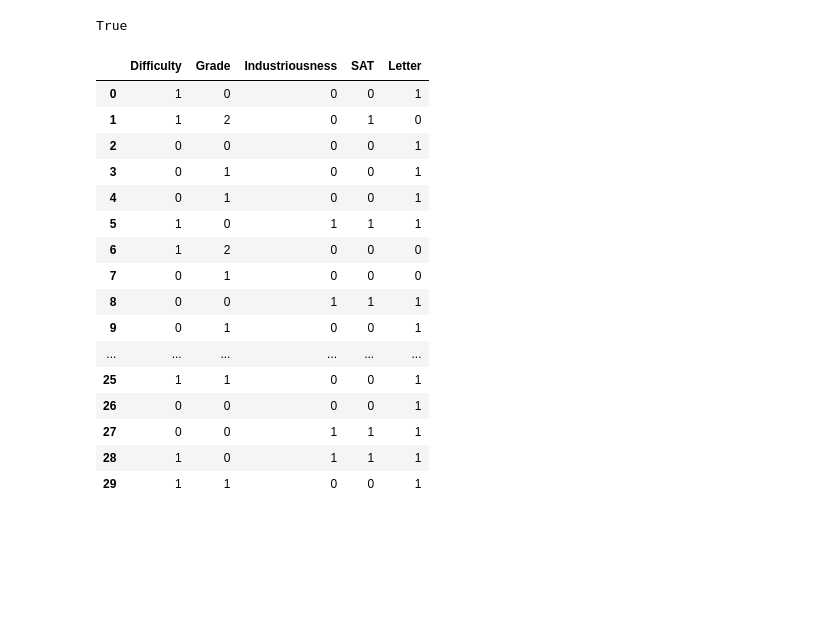
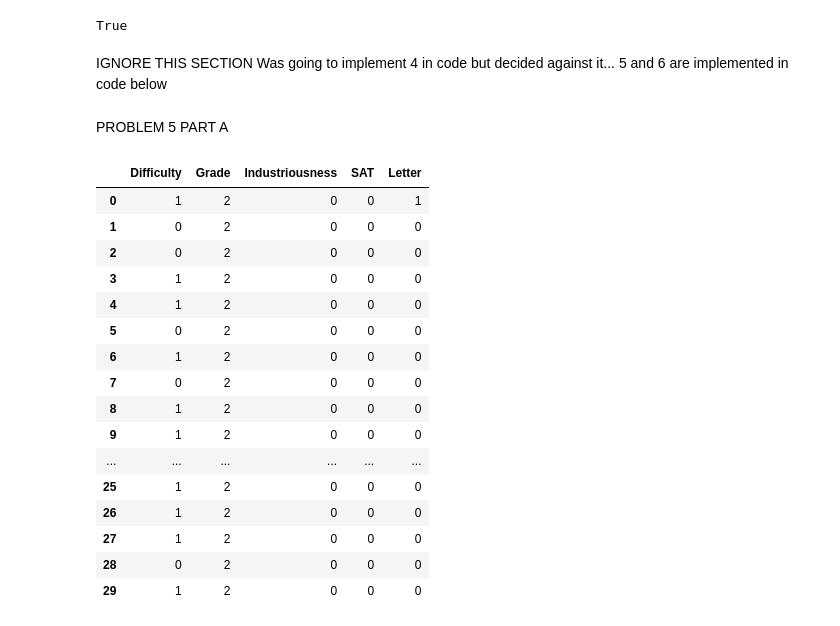
Before and after one commit to EdgyPage/Page-s_pgmpy_notebook_updated, a Jupyter notebook: Homework/HW4.ipynb, the cells around one changed output. Drawn from its saved outputs; the diff is of its cells as text; code cells hidden in the pictures; blank space fills up the shorter version.

Commit message:
HW done for now...

```diff
--- a/Homework/HW4.ipynb
+++ b/Homework/HW4.ipynb
@@ -48,27 +50,40 @@ model.add_cpds(cpdDif, cpdInd, cpdSAT, cpdGrd, cpdLet)
 model.check_model()
 # %% [output]
 True
+# %% [markdown]
+IGNORE THIS SECTION
+Was going to implement 4 in code but decided against it... 5 and 6 are implemented in code below
 # %%
 from pgmpy.sampling import BayesianModelSampling as bs
 #https://pgmpy.org/approx_infer/bn_sampling.html#pgmpy.sampling.Sampling.BayesianModelSampling.forward_sample
 #https://pgmpy.org/_modules/pgmpy/sampling/Sampling.html
 inf = bs(model)
-inf.forward_sample(size=30)
+#this was done by hand
+#inf.forward_sample(size=30)
-# %% [output]
-|  | Difficulty | Grade | Industriousness | SAT | Letter |
-| 0 | 1 | 0 | 0 | 0 | 1 |
-| 1 | 1 | 2 | 0 | 1 | 0 |
-| 2 | 0 | 0 | 0 | 0 | 1 |
-| 3 | 0 | 1 | 0 | 0 | 1 |
-| 4 | 0 | 1 | 0 | 0 | 1 |
-| 5 | 1 | 0 | 1 | 1 | 1 |
-| 6 | 1 | 2 | 0 | 0 | 0 |
-| 7 | 0 | 1 | 0 | 0 | 0 |
-| 8 | 0 | 0 | 1 | 1 | 1 |
-| 9 | 0 | 1 | 0 | 0 | 1 |
-| ... | ... | ... | ... | ... | ... |
-| 25 | 1 | 1 | 0 | 0 | 1 |
-| 26 | 0 | 0 | 0 | 0 | 1 |
-| 27 | 0 | 0 | 1 | 1 | 1 |
-| 28 | 1 | 0 | 1 | 1 | 1 |
-| 29 | 1 | 1 | 0 | 0 | 1 |
+# %% [markdown]
+PROBLEM 5
+PART A
+# %%
+#evidence = [State('diff', 0)]
+#evidence = [State(var='diff', state=0)]
+from pgmpy.factors.discrete import State
+rej = inf.rejection_sample(evidence= [State('SAT', 0), State('Grade', 2)], size= 30, seed= 1337)
+rej
+# %% [output]
+|  | Difficulty | Grade | Industriousness | SAT | Letter |
+| 0 | 1 | 2 | 0 | 0 | 1 |
+| 1 | 0 | 2 | 0 | 0 | 0 |
+| 2 | 0 | 2 | 0 | 0 | 0 |
+| 3 | 1 | 2 | 0 | 0 | 0 |
+| 4 | 1 | 2 | 0 | 0 | 0 |
+| 5 | 0 | 2 | 0 | 0 | 0 |
+| 6 | 1 | 2 | 0 | 0 | 0 |
+| 7 | 0 | 2 | 0 | 0 | 0 |
+| 8 | 1 | 2 | 0 | 0 | 0 |
+| 9 | 1 | 2 | 0 | 0 | 0 |
+| ... | ... | ... | ... | ... | ... |
+| 25 | 1 | 2 | 0 | 0 | 0 |
+| 26 | 1 | 2 | 0 | 0 | 0 |
+| 27 | 1 | 2 | 0 | 0 | 0 |
+| 28 | 0 | 2 | 0 | 0 | 0 |
+| 29 | 1 | 2 | 0 | 0 | 0 |
```
Also changed, not shown: parts of 7 cells of this notebook, 2 other files.
